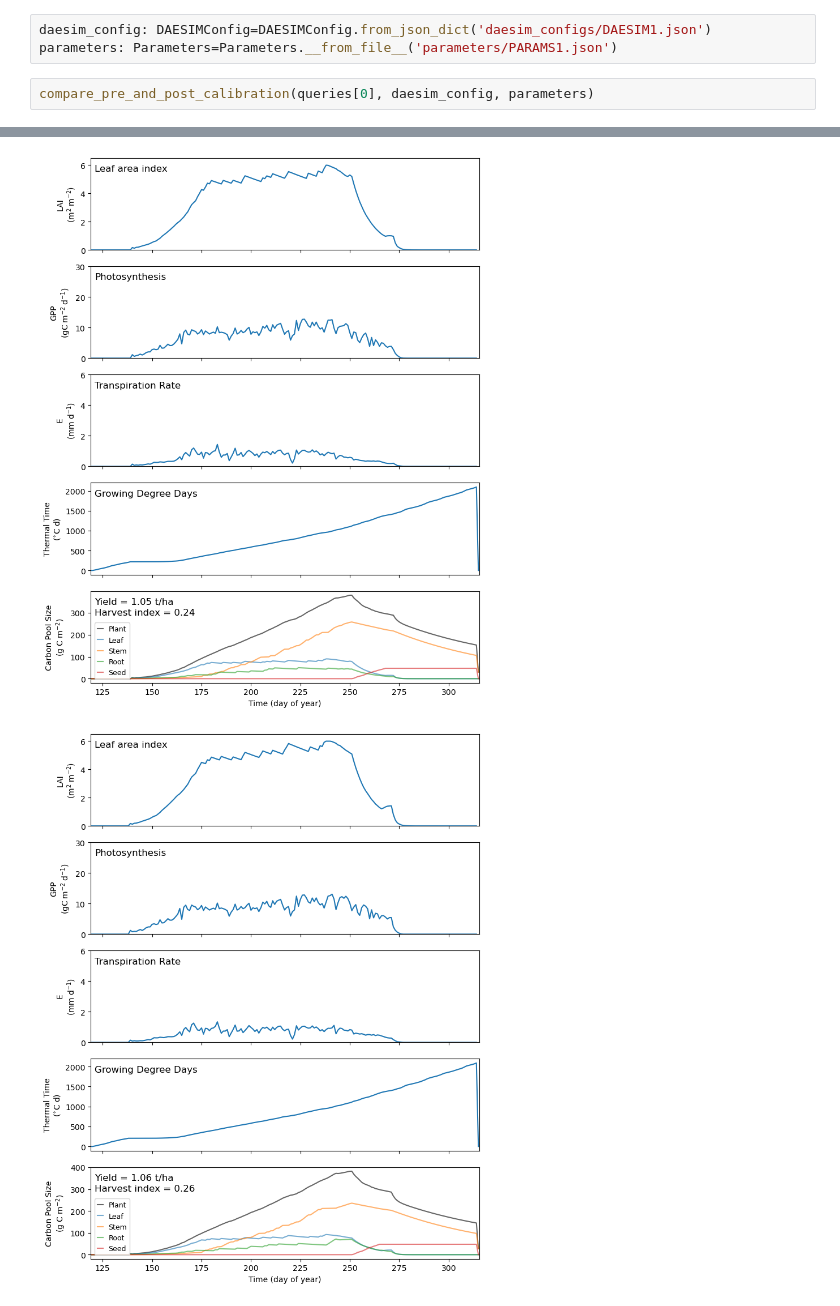
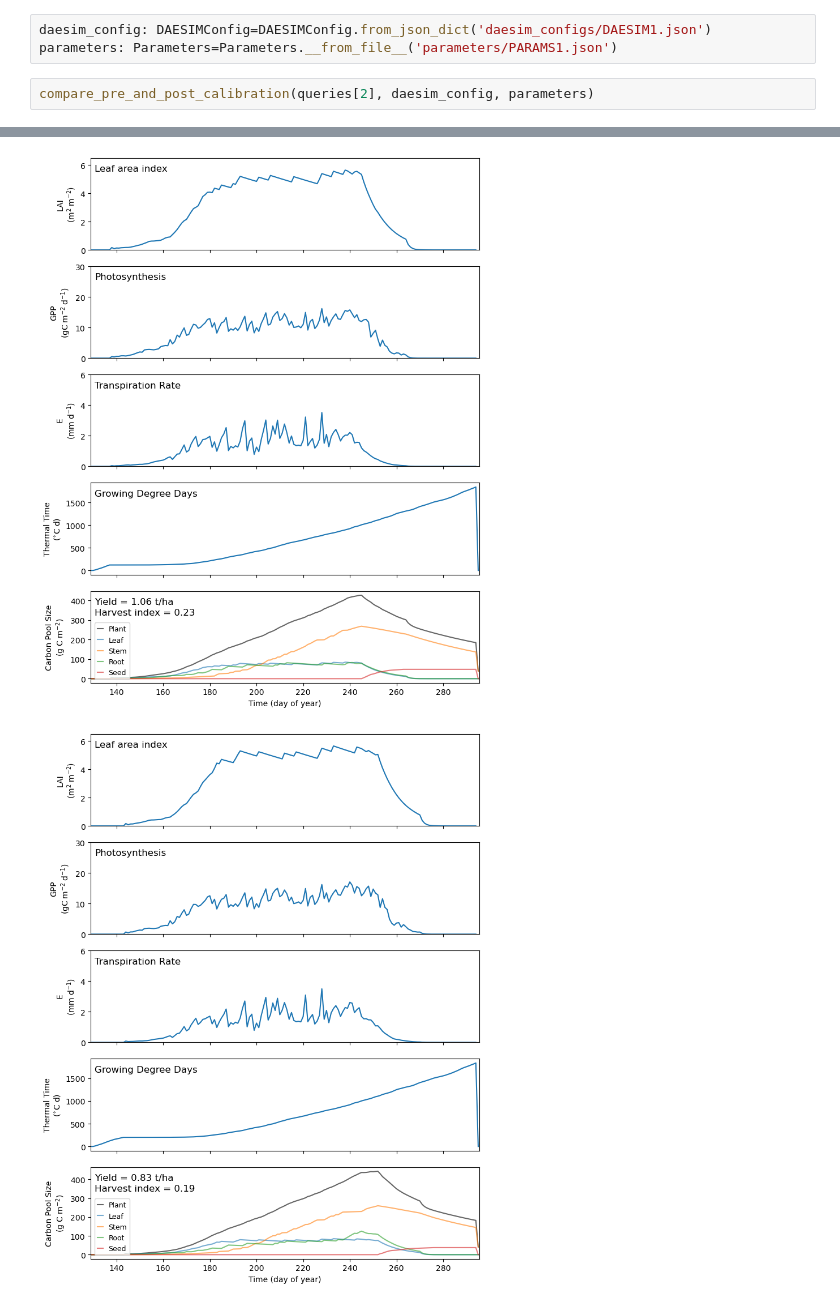
Before and after one commit to thestochasticman/NVTAnalysis, a Jupyter notebook: notebooks/optimisation_4.ipynb, the cells around one changed output, grey strips where cells are left out. Drawn from its saved outputs; the diff is of its cells as text.

```diff
--- a/notebooks/optimisation_4.ipynb
+++ b/notebooks/optimisation_4.ipynb
@@ -13,5 +13,5 @@ queries = get_n_representative_sites(tmp_dir=tmp_dir, out_dir=out_dir)
 daesim_config: DAESIMConfig=DAESIMConfig.from_json_dict('daesim_configs/DAESIM1.json')
 parameters: Parameters=Parameters.__from_file__('parameters/PARAMS1.json')
 # %%
-compare_pre_and_post_calibration(queries[0], daesim_config, parameters)
+compare_pre_and_post_calibration(queries[2], daesim_config, parameters)
 # %% [output]
@@ -19,2 +19,2 @@ compare_pre_and_post_calibration(queries[0], daesim_config, parameters)
-[figure, old version]
+[figure, new version]
-[figure, old version]
+[figure, new version]
```
Also changed, not shown: parts of 2 cells of this notebook, 42 other files.
